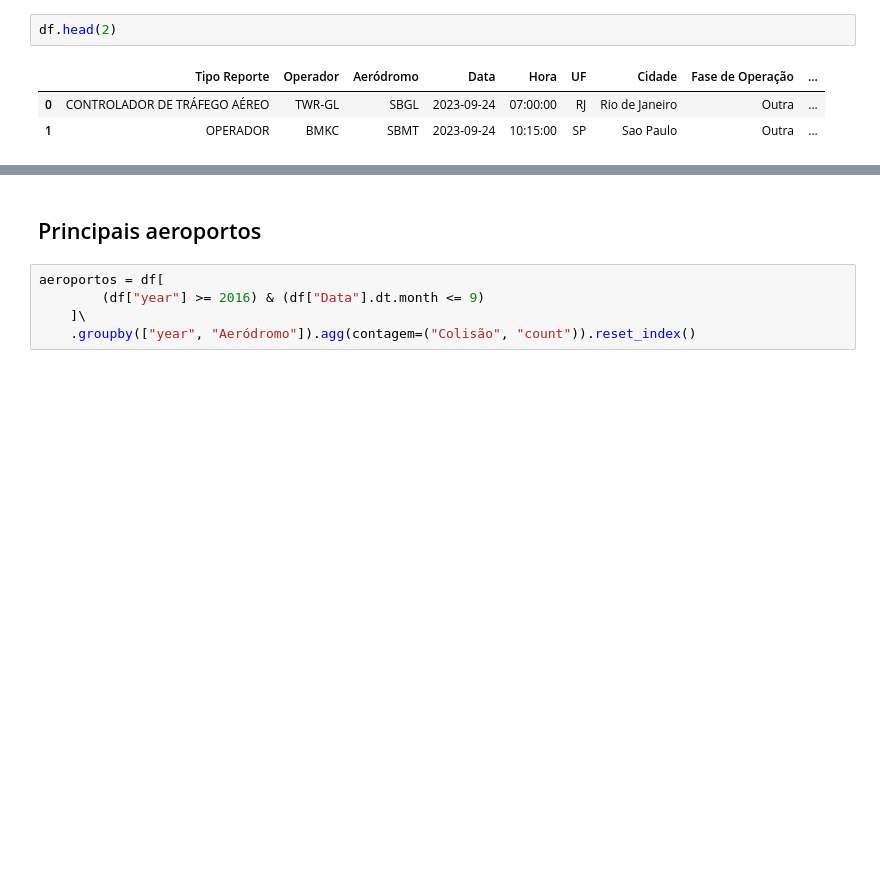
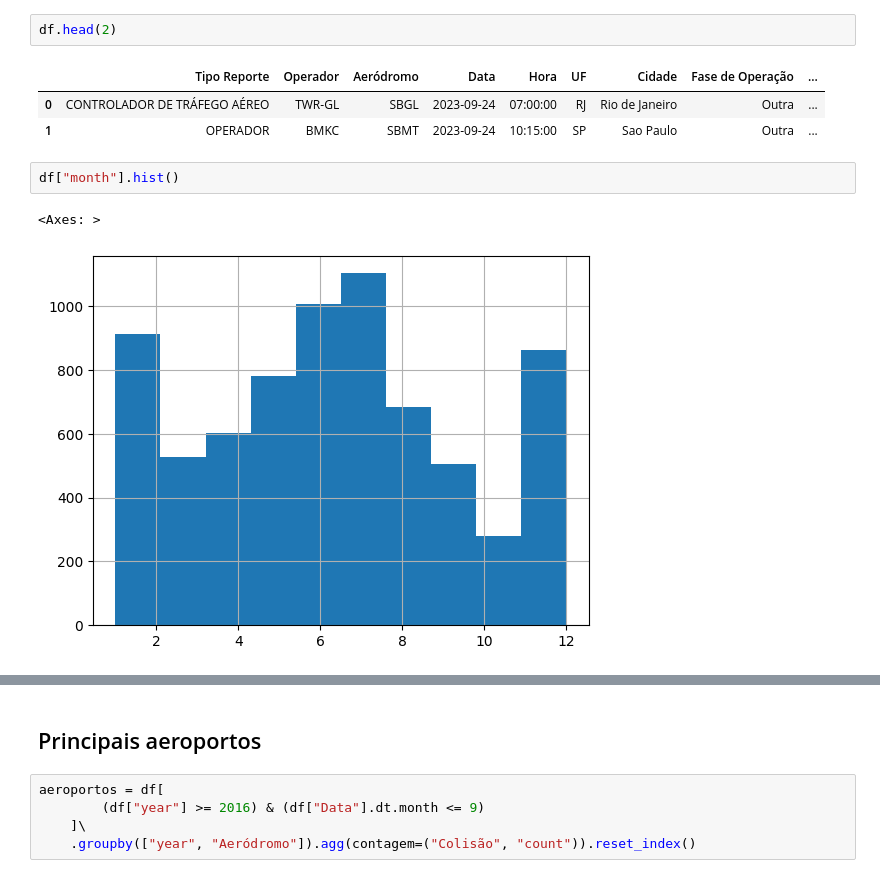
Before and after one commit to cristianfavaro/balao-aeroporto, a Jupyter notebook: analise.ipynb, the cells around one changed output, grey strips where cells are left out. Saved outputs shown, nothing was run; the diff lists cells and outputs as text; blank space fills up the shorter version.

```diff
--- a/analise.ipynb
+++ b/analise.ipynb
@@ -266,4 +232,9 @@ df.head(2)
 |  | Tipo Reporte | Operador | Aeródromo | Data | Hora | UF | Cidade | Fase de Operação | ... |
 | 0 | CONTROLADOR DE TRÁFEGO AÉREO | TWR-GL | SBGL | 2023-09-24 | 07:00:00 | RJ | Rio de Janeiro | Outra | ... |
 | 1 | OPERADOR | BMKC | SBMT | 2023-09-24 | 10:15:00 | SP | Sao Paulo | Outra | ... |
+# %%
+df["month"].hist()
+# %% [output]
+<Axes: >
+[figure, added]
 # %%
```
Also changed, not shown: parts of 27 cells of this notebook, 1 other file.
